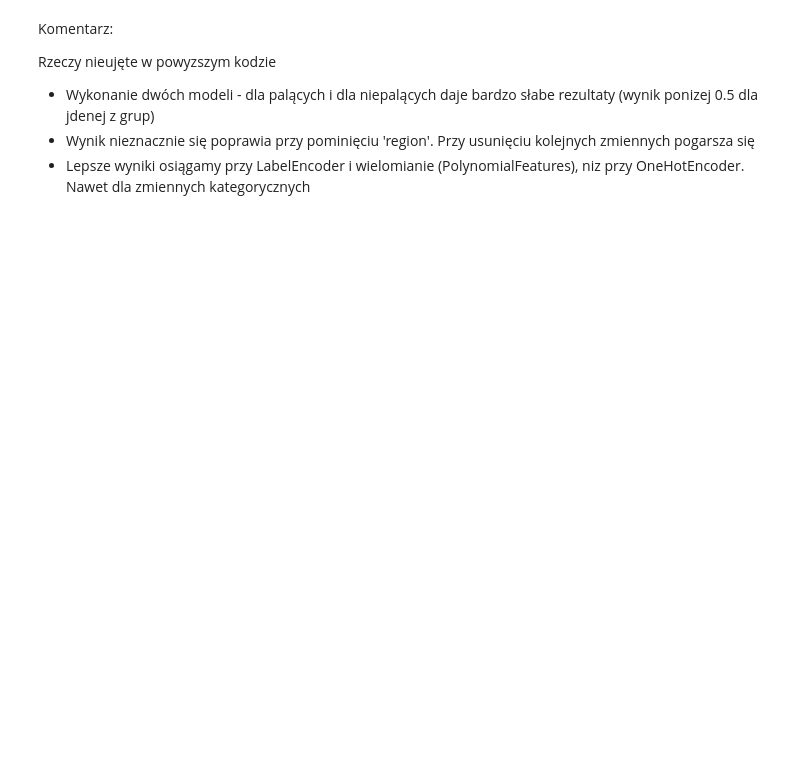
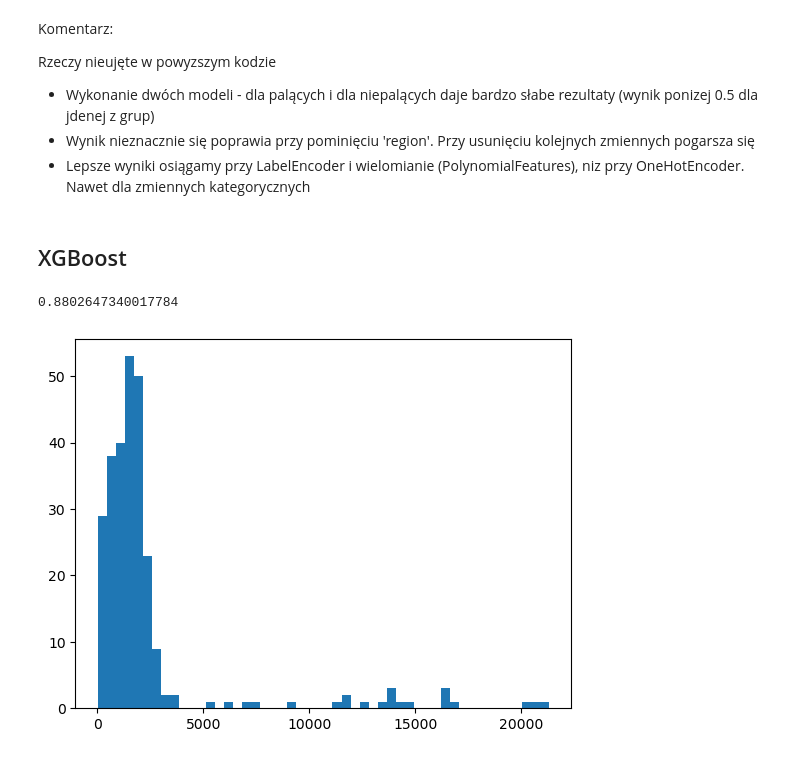
Before and after one commit to infoshareacademy/jdszr12-4code, a Jupyter notebook: insurance - draft.ipynb, the cells around one changed output. Cells and saved outputs as stored; diff of their text form; code cells hidden in the pictures; blank space fills up the shorter version.

```diff
--- a/insurance - draft.ipynb
+++ b/insurance - draft.ipynb
@@ -446,3 +541,17 @@ Rzeczy nieujęte w powyzszym kodzie
 - Wykonanie dwóch modeli - dla palących i dla niepalących daje bardzo słabe rezultaty (wynik ponizej 0.5 dla jdenej z grup)
 - Wynik nieznacznie się poprawia przy pominięciu 'region'. Przy usunięciu kolejnych zmiennych pogarsza się
 - Lepsze wyniki osiągamy przy LabelEncoder i wielomianie (PolynomialFeatures), niz przy OneHotEncoder. Nawet dla zmiennych kategorycznych
+# %% [markdown]
+## XGBoost
+# %%
+xg_reg = xgb.XGBRegressor(random_state=42, objective='reg:squarederror', max_depth=3, learning_rate=0.05)
+xg_reg.fit(X_train, y_train)
+y_pred = xg_reg.predict(X_test)
+xg_reg.score(X_test, y_test)
+# %% [output]
+0.8802647340017784
+# %%
+plt.hist(np.abs(y_test - y_pred), bins=50)
+plt.show()
+# %% [output]
+[figure, added]
```
Also changed, not shown: parts of 33 cells of this notebook, 1 other file.
